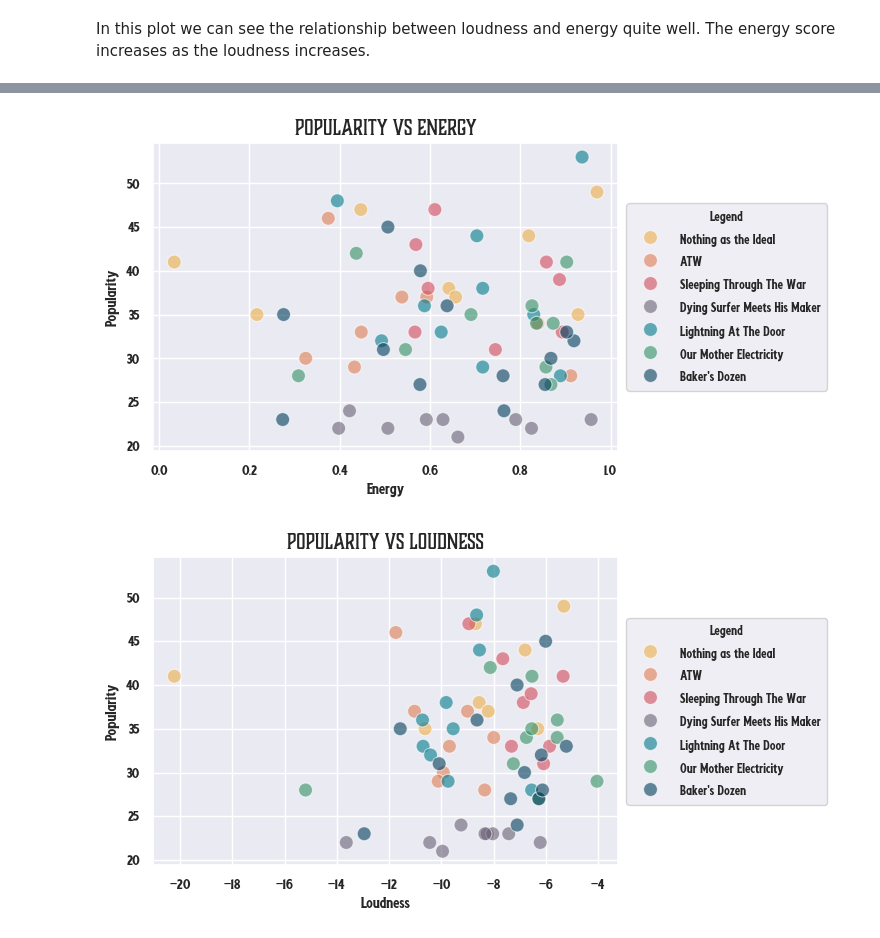
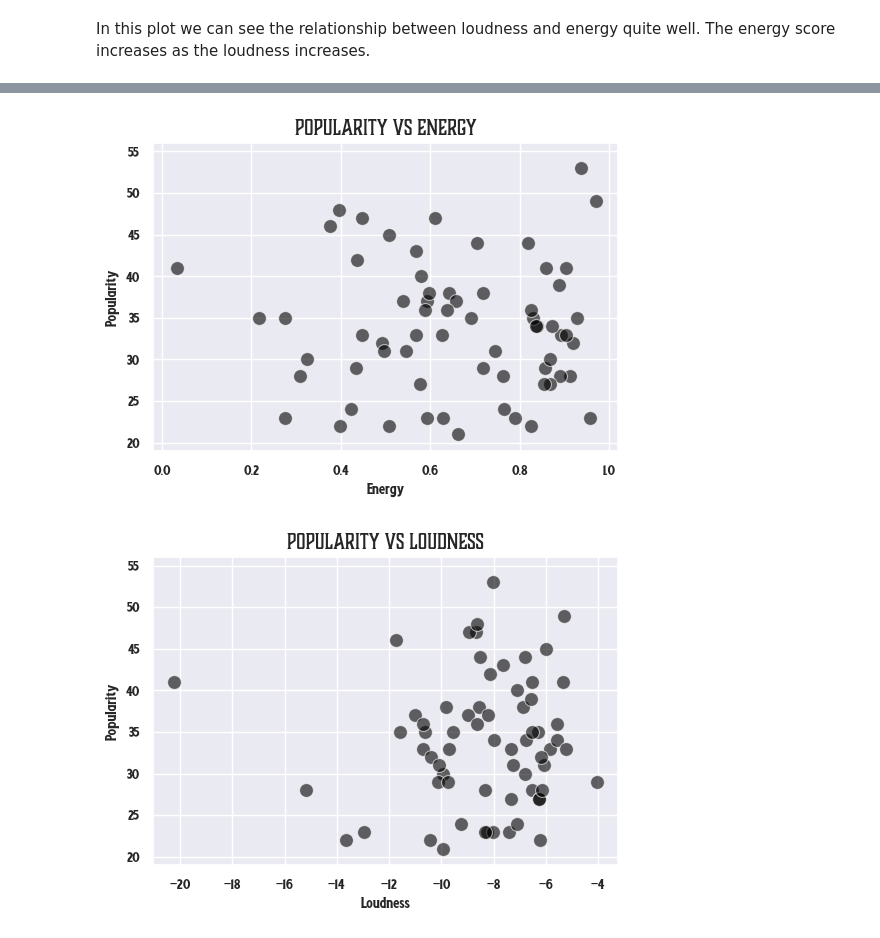
Before and after one commit to scheinmensch/Spotify, a Jupyter notebook: AllThemWitches.ipynb, the cells around one changed output, grey strips where cells are left out. Cells and saved outputs as stored; diff of their text form; code cells hidden in the pictures.

```diff
--- a/AllThemWitches.ipynb
+++ b/AllThemWitches.ipynb
@@ -861,31 +992,30 @@ plt.show()
 # %%
 plt.figure(figsize=(6, 4))
-sns.scatterplot(data=atw, x='energy', y='popularity', hue='album_name', palette=cpal, alpha=0.6, s=100)
+sns.scatterplot(data=atw, x='energy', y='popularity', color='#000000', alpha=0.6, s=100)
 plt.title('Popularity vs Energy', fontproperties=prop, fontsize=15)
 plt.xlabel('Energy', fontproperties=prop2, fontsize=14)
 plt.ylabel('Popularity', fontproperties=prop2, fontsize=14)
 plt.xticks(fontproperties=prop2, fontsize=13)
 plt.yticks(fontproperties=prop2, fontsize=13)
-legend = plt.legend(title='Legend', loc='center left', bbox_to_anchor=(1, 0.5), prop=prop2, fontsize=13)
-legend.get_title().set_fontproperties(prop2)
+plt.xlim(-0.02,1.02)
+plt.ylim(19,56)
 plt.grid(True)
 plt.show()
 # %% [output]
-[figure, old version]
+[figure, new version]
 # %%
 plt.figure(figsize=(6, 4))
-sns.scatterplot(data=atw, x='loudness', y='popularity', hue='album_name', palette=cpal, alpha=0.6, s=100)
+sns.scatterplot(data=atw, x='loudness', y='popularity', color='#000000', alpha=0.6, s=100)
 plt.title('Popularity vs Loudness', fontproperties=prop, fontsize=15)
 plt.xlabel('Loudness', fontproperties=prop2, fontsize=14)
 plt.ylabel('Popularity', fontproperties=prop2, fontsize=14)
 plt.xticks(fontproperties=prop2, fontsize=13)
 plt.yticks(fontproperties=prop2, fontsize=13)
-legend = plt.legend(title='Legend', loc='center left', bbox_to_anchor=(1, 0.5), prop=prop2, fontsize=13)
-legend.get_title().set_fontproperties(prop2)
+plt.ylim(19,56)
 plt.grid(True)
 plt.show()
 # %% [output]
-[figure, old version]
+[figure, new version]
 # %%
 plt.figure(figsize=(6, 4))
 sns.scatterplot(data=atw, x='instrumentalness', y='popularity', hue='album_name', palette=cpal, alpha=0.6, s=100)
```
Also changed, not shown: parts of 30 cells of this notebook.
